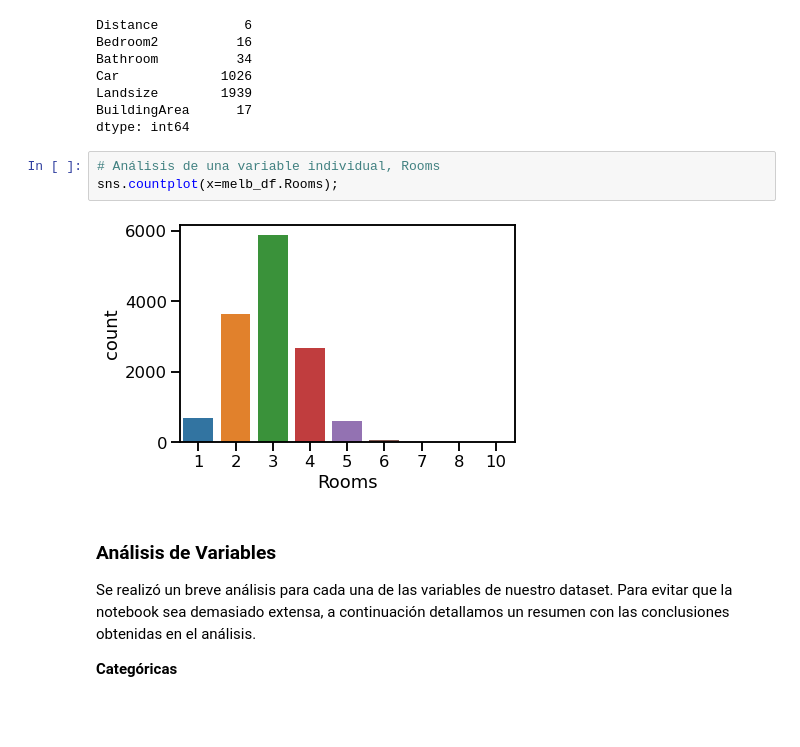
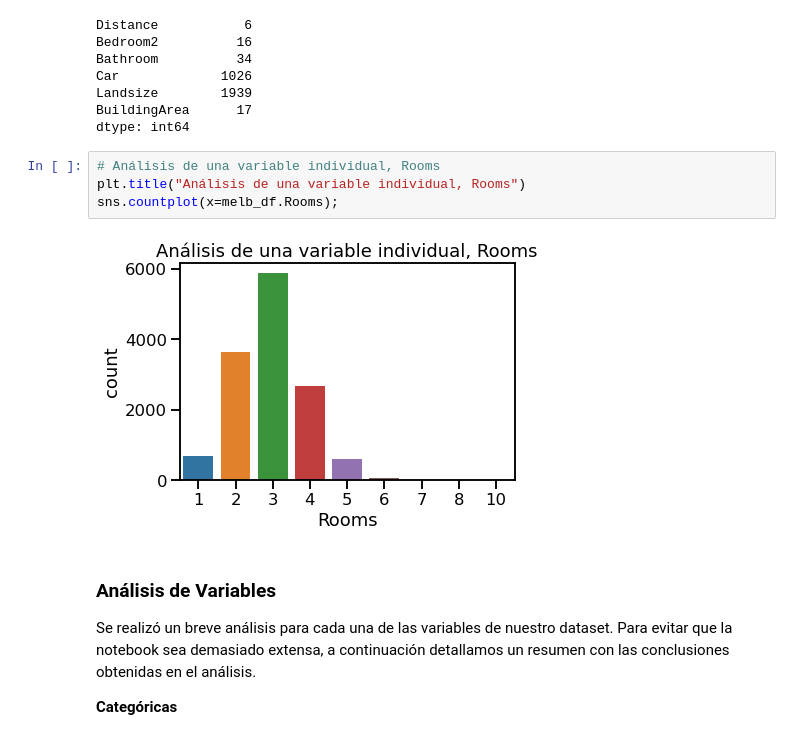
Before and after one commit to mgobbi289/DiploDatos, a Jupyter notebook: AnalisisyCuracion/Entregable_Parte_1.ipynb, the cells around one changed output. Saved outputs shown, nothing was run; the diff lists cells and outputs as text; blank space fills up the shorter version.

```diff
--- a/AnalisisyCuracion/Entregable_Parte_1.ipynb
+++ b/AnalisisyCuracion/Entregable_Parte_1.ipynb
@@ -184,9 +186,10 @@ BuildingArea      17
 dtype: int64
 # %%
 # Análisis de una variable individual, Rooms
+plt.title("Análisis de una variable individual, Rooms")
 sns.countplot(x=melb_df.Rooms);
 # %% [output]
-[figure, old version]
+[figure, new version]
 # %% [markdown]
 ### Análisis de Variables
 
```
Also changed, not shown: parts of 21 cells of this notebook.
